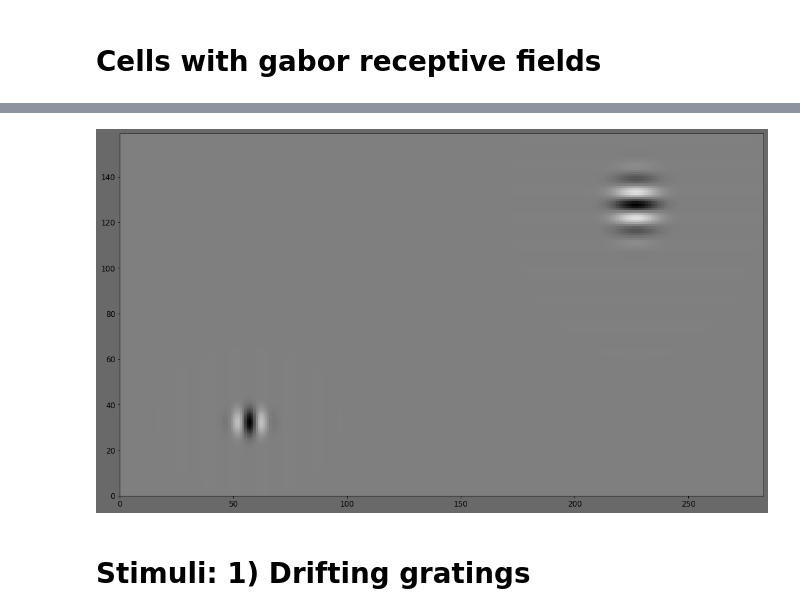
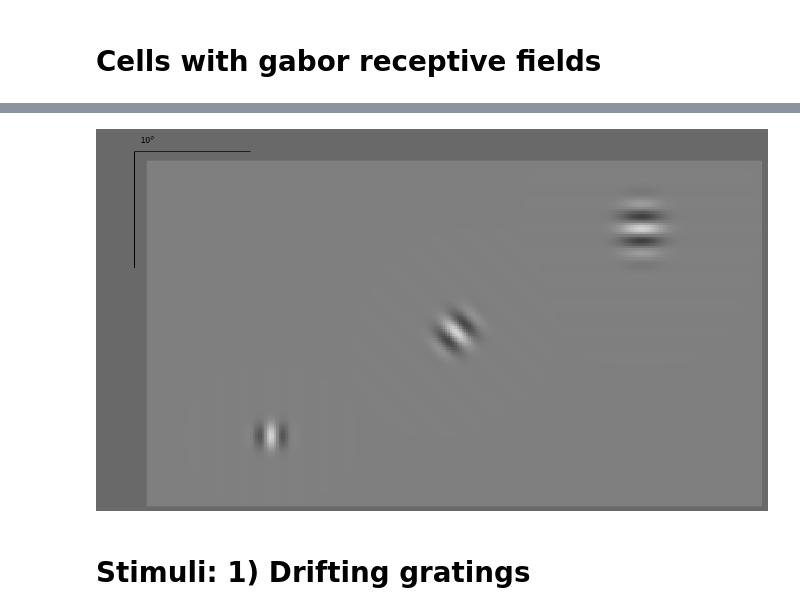
Before and after one commit to yzerlaut/neural_network_dynamics, a Jupyter notebook: vision/model.ipynb, the cells around one changed output, grey strips where cells are left out. Cells and saved outputs as stored; diff of their text form; code cells hidden in the pictures.

```diff
--- a/vision/model.ipynb
+++ b/vision/model.ipynb
@@ -12,3 +7,22 @@ ge.plot(np.random.randn(10))
+# %%
+# parameters of the model
+
+model = {
+    # units of the visual field is degree
+    'screen_width':16./9.*30, # degree
+    'screen_height':30.,
+    'screen_dpd':5, # dot per degree
+    # receptive fields
+    'rf_seed':1,
+    'size':2,
+    # temporal filtering
+    'tau_adapt':300e-3,
+    'tau_delay':30e-3,
+    'fraction_adapt':0.7,
+    # numerical simulations
+    'dt':1e-3,
+    'tstop':1.,
+}
 # %% [markdown]
 # Visual setting
 # %%
@@ -46,49 +73,76 @@ def plot(Z,
 from gabor_filters import gabor
 
 
-N=2 # picking 10 cells
+N=3 # picking 10 cells
 
-RANGES = {'x0':[0.2*Xmax, 0.8*Xmax],
-          'y0':[0.2*Ymax, 0.8*Ymax],
-          'freq':[1./(0.05*Ymax), 1./(0.1*Ymax)],
-          'size':[0.02*Ymax, 0.1*Ymax],
+RANGES = {'x0':[0.2*SCREEN['width'], 0.8*SCREEN['width']],
+          'y0':[0.2*SCREEN['height'], 0.8*SCREEN['height']],
+          'freq':[1./(0.05*SCREEN['height']), 1./(0.1*SCREEN['height'])],
+          'size':[0.02*SCREEN['height'], 0.1*SCREEN['height']],
           'beta':[1., 2.],
           'theta':[0., np.pi/2.],
           'psi':[0., np.pi]}
-RANGES = {'x0':[0.2*Xmax, 0.8*Xmax],
-          'y0':[0.2*Ymax, 0.8*Ymax],
-          'freq':np.ones(2)/(0.075*Ymax),
-          'size':[0.03*Ymax, 0.05*Ymax],
+RANGES = {'x0':[0.2*SCREEN['width'], 0.8*SCREEN['width']],
+          'y0':[0.2*SCREEN['height'], 0.8*SCREEN['height']],
+          'freq':np.ones(2)/(0.075*SCREEN['height']),
+          'size':[0.03*SCREEN['height'], 0.05*SCREEN['height']],
           'beta':[1.5, 1.5],
           'theta':[0, np.pi/2.],
           'psi':[0., 0]}
 
 CELLS = {}
-for key in RANGES:
+for icell, key in enumerate(RANGES):
     # CELLS[key] = np.random.uniform(RANGES[key][0], RANGES[key][1], size=N)
-    CELLS[key] = np.array([RANGES[key][0], RANGES[key][1]])
+    CELLS[key] = np.linspace(RANGES[key][0], RANGES[key][1], N)
 
-Z = 0*x
+Z = 0*SCREEN['x_2d']
 
-def cell_gabor(i,
-               x=x, y=y, CELLS=CELLS):
-    gb = gabor(x, y,
-               x0=CELLS['x0'][i],
-               y0=CELLS['y0'][i],
+def cell_gabor(i, CELLS, SCREEN,
+               x_shift=0.,
+               y_shift=0.,
+               normalized=False,
+               width_factor=2., # to determine the center condition
+               with_center_conditions=False):
+
+    gb = gabor(SCREEN['x_2d'], SCREEN['y_2d'],
+               x0=CELLS['x0'][i]+x_shift,
+               y0=CELLS['y0'][i]+y_shift,
                freq=CELLS['freq'][i],
                size=CELLS['size'][i],
                beta=CELLS['beta'][i],
                theta=CELLS['theta'][i],
                psi=CELLS['psi'][i])
-    return gb
+
+    if with_center_conditions:
+
+        # find x-y boundaries, including the possible shift in visual space
+        cond_x = (SCREEN['x_1d']>=CELLS['x0'][i]+x_shift-width_factor*CELLS['size'][i]) &\
+            (SCREEN['x_1d']<CELLS['x0'][i]+x_shift+width_factor*CELLS['size'][i])
+        cond_y = (SCREEN['y_1d']>=CELLS['y0'][i]+y_shift-width_factor*CELLS['size'][i]) &\
+            (SCREEN['y_1d']<CELLS['y0'][i]+y_shift+width_factor*CELLS['size'][i])
+
+        if normalized:
+            # norm_factor = convolution_function(gb[cond_x, cond_y], gb[cond_x, cond_y])
+            norm_factor = convolution_function(gb, gb)
+        else:
+            norm_factor = 1.
+
+
+        return gb/norm_factor, cond_x, cond_y
+
+    else:
+        if normalized:
+            norm_factor = convolution_function(gb, gb)
+        else:
+            norm_factor = 1.
+
+        return gb/norm_factor
 
 
 for i in range(N):
-    z = cell_gabor(i)+0.5
+    z = cell_gabor(i, CELLS, SCREEN)+0.5
     Z += z/N
 
-fig, ax = ge.figure()
-ge.twoD_plot(x.flatten(), y.flatten(), Z.flatten(), vmin=0, vmax=1, colormap=ge.binary,
-             ax=ax)
+plot(Z)
 # %% [output]
 (<Figure size 1013.54x572.598 with 1 Axes>,
@@ -97,4 +150,4 @@ ge.twoD_plot(x.flatten(), y.flatten(), Z.flatten(), vmin=0, vmax=1, colormap=ge.
-[figure, old version]
+[figure, new version]
 # %% [markdown]
 # Stimuli: 1) Drifting gratings
 # %%
```
Also changed, not shown: parts of 11 cells of this notebook, 1 other file.
